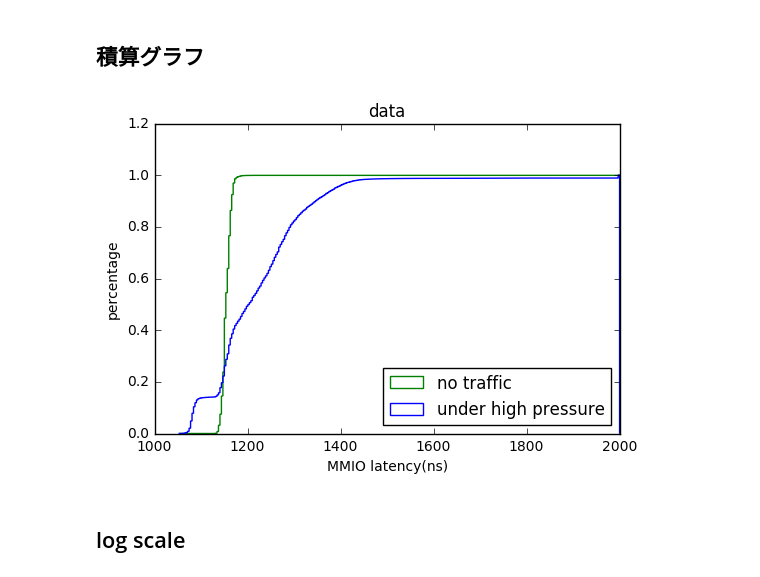
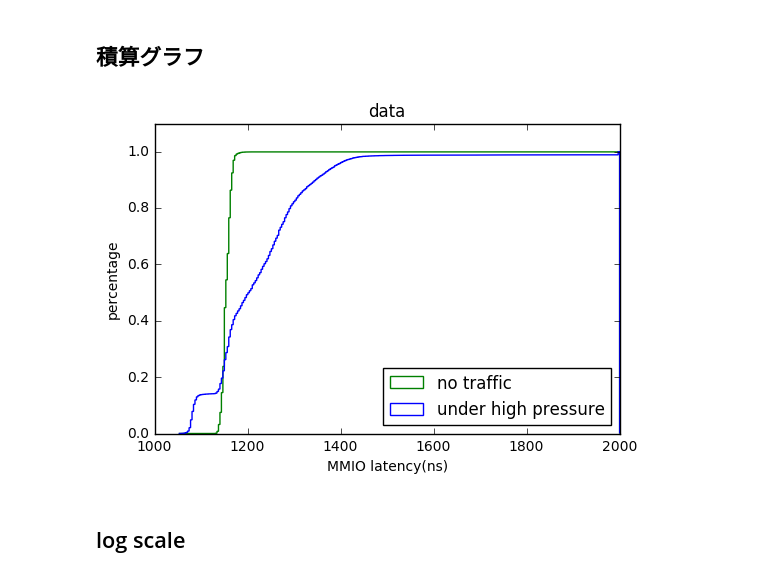
Before and after one commit to liva/mmio_latency, a Jupyter notebook: mmio_latency.ipynb, the cells around one changed output. Cells and saved outputs as stored; diff of their text form; code cells hidden in the pictures.

```diff
--- a/mmio_latency.ipynb
+++ b/mmio_latency.ipynb
@@ -57,22 +57,23 @@ plt.show()
 # %%
 %matplotlib inline
 import matplotlib.pyplot as plt
 import numpy as np
 import pandas as pd
 
 y0 = pd.read_csv("data.csv", header=None,names=["0"])
 y1 = pd.read_csv("data2.csv", header=None,names=["1"])
 
 y0 = y0["0"].where(y0["0"] < 2000, 2000)
 y1 = y1["1"].where(y1["1"] < 2000, 2000)
 plt.title("data")
 plt.xlabel("MMIO latency(ns)")
 plt.ylabel("percentage")
 plt.hist([y0,y1],bins=300, label=["under high pressure","no traffic"], normed=True, histtype="step", cumulative=True)
 plt.legend(loc='lower right')
+plt.ylim([0,1.1])
 plt.show()
 # %% [output]
-[figure, old version]
+[figure, new version]
 # %% [markdown]
 ## log scale
 # %%
```
